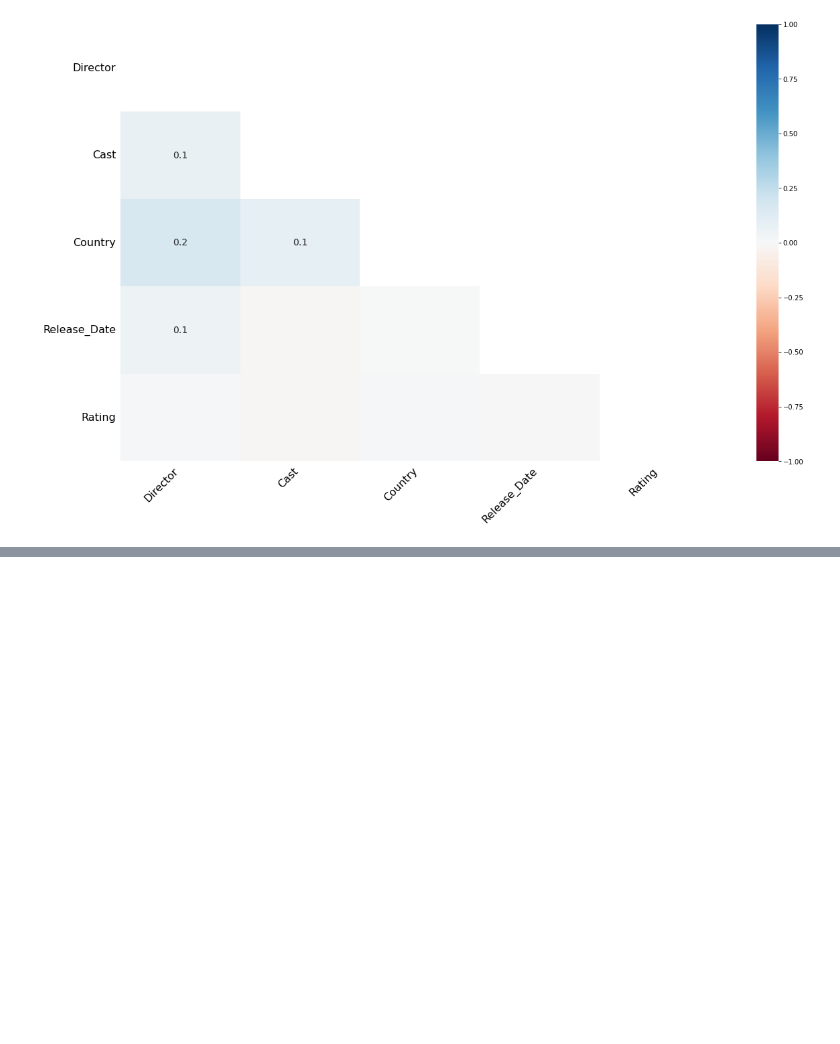
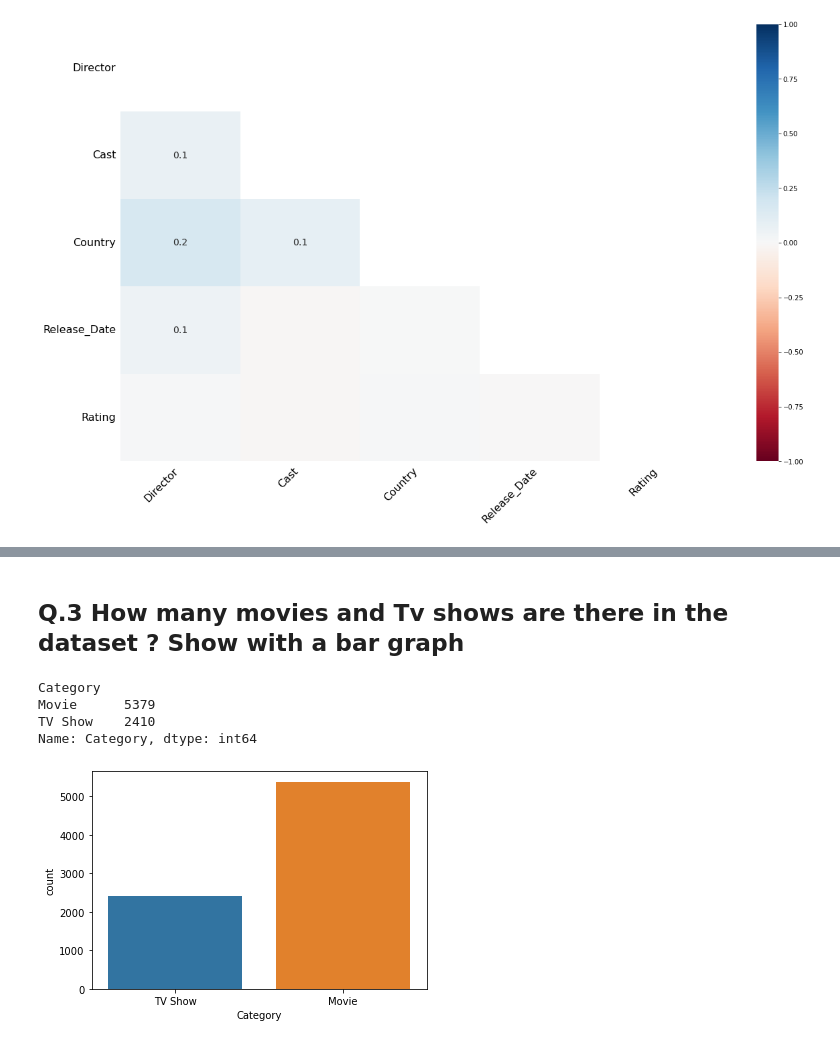
Before and after one commit to NAITSAIDI/Data_science_projects, a Jupyter notebook: Netflix_project_8/Netflix_data_analysis.ipynb, the cells around one changed output, grey strips where cells are left out. Cells and saved outputs as stored; diff of their text form; code cells hidden in the pictures; blank space fills up the shorter version.

```diff
--- a/Netflix_project_8/Netflix_data_analysis.ipynb
+++ b/Netflix_project_8/Netflix_data_analysis.ipynb
@@ -279,0 +280,14 @@ data["Date_N"].dt.year.value_counts().plot(kind ='bar')
+# %% [markdown]
+## Q.3 How many movies and Tv shows are there in the dataset ?  Show with a bar graph
+# %%
+data.groupby('Category').Category.count()
+# %% [output]
+Category
+Movie      5379
+TV Show    2410
+Name: Category, dtype: int64
+# %%
+# I can use countplot() as part of the seaborn library
+sns.countplot(data['Category']);
+# %% [output]
+[figure, added]
```
Also changed, not shown: parts of 36 cells of this notebook.
